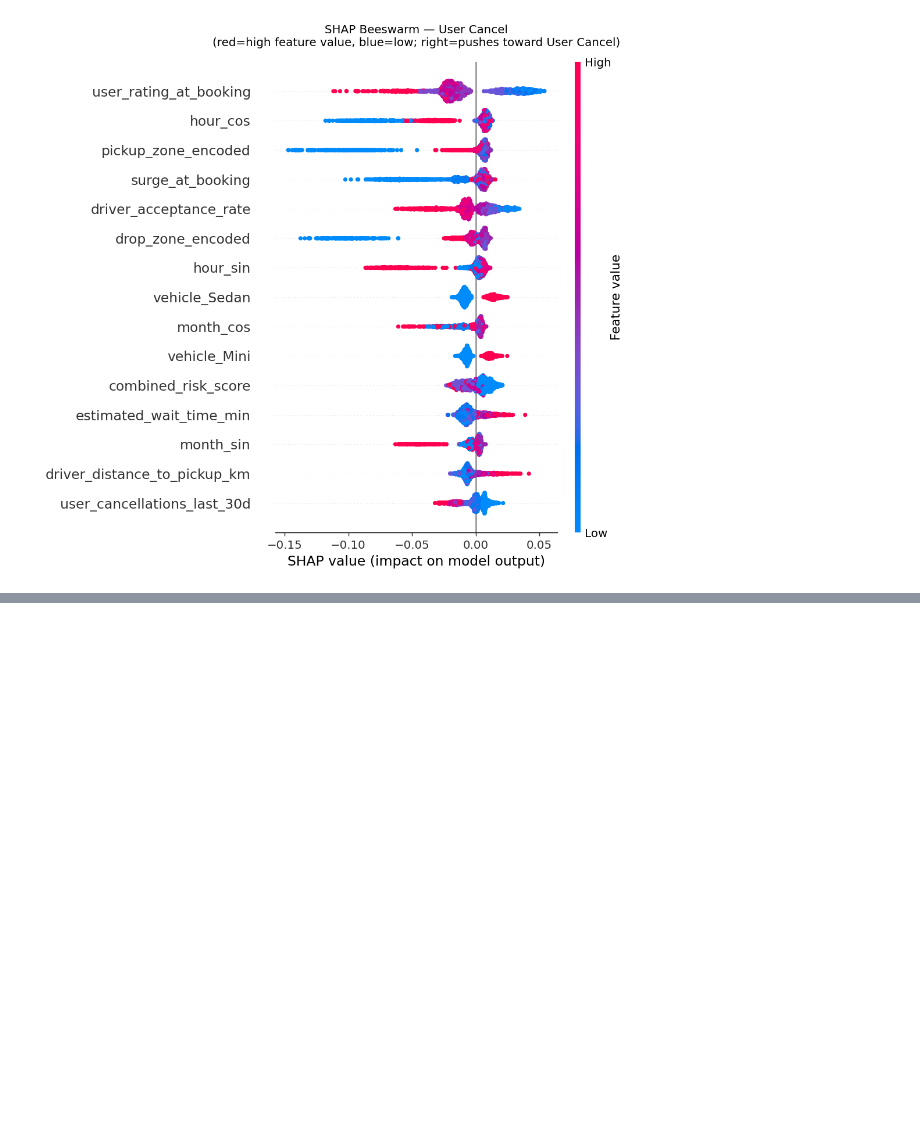
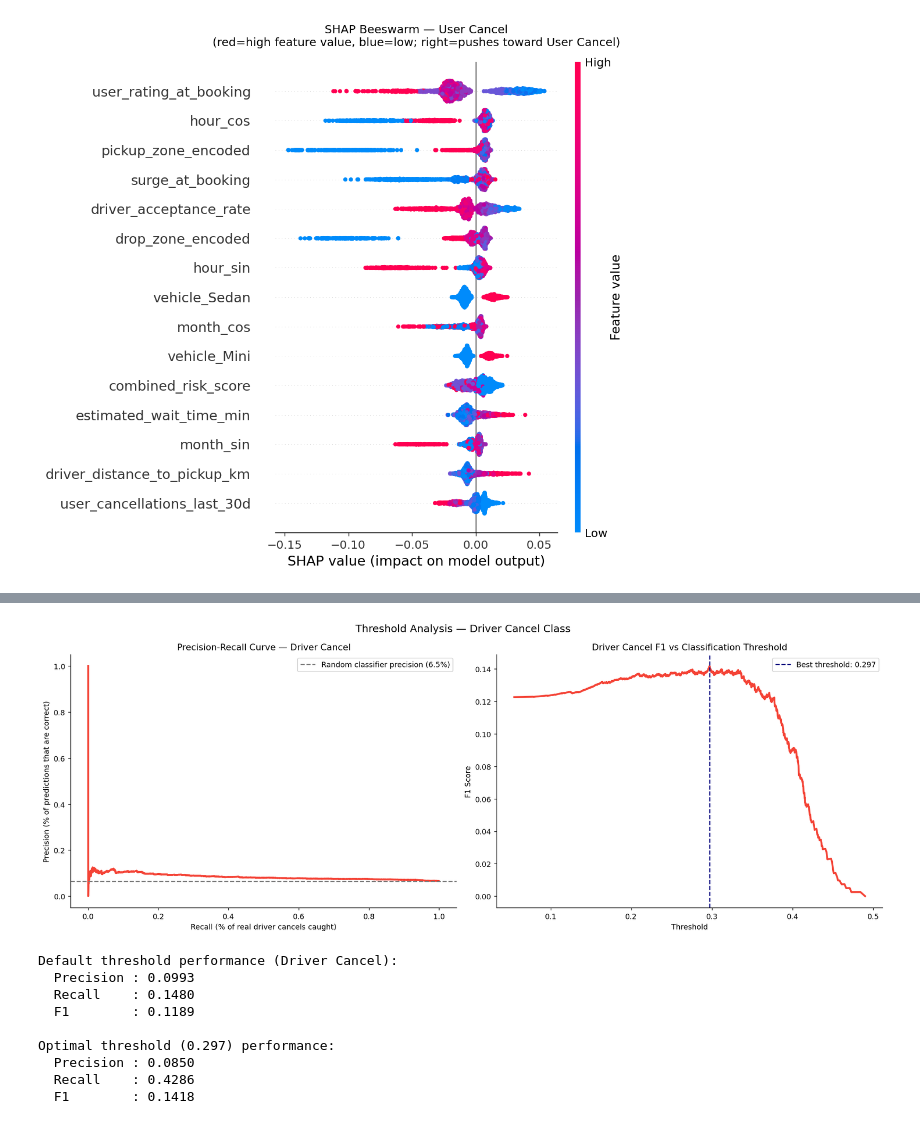
Before and after one commit to praveenkumar993/realworld-ds-ml, a Jupyter notebook: ride_sharing/cancellation_prediction/notebooks/06_model_evaluation.ipynb, the cells around one changed output, grey strips where cells are left out. Cells and saved outputs as stored; diff of their text form; code cells hidden in the pictures; blank space fills up the shorter version.

Commit message:
feat: notebook 06 model evaluation - SHAP analysis threshold tuning business recommendations

```diff
--- a/ride_sharing/cancellation_prediction/notebooks/06_model_evaluation.ipynb
+++ b/ride_sharing/cancellation_prediction/notebooks/06_model_evaluation.ipynb
@@ -379,0 +635,72 @@ IndexError: index 1 is out of bounds for axis 0 with size 1
+# %%
+# Precision-Recall curve for Driver Cancel class
+precision_dc, recall_dc, thresholds_dc = precision_recall_curve(
+    (y_test == 1).astype(int),
+    y_pred_proba[:, 1]
+)
+
+fig, axes = plt.subplots(1, 2, figsize=(16, 6))
+fig.suptitle("Threshold Analysis — Driver Cancel Class", fontsize=14)
+
+# PR Curve
+axes[0].plot(recall_dc, precision_dc,
+             color=OUTCOME_COLORS[1], linewidth=2.5)
+axes[0].set_title("Precision-Recall Curve — Driver Cancel")
+axes[0].set_xlabel("Recall (% of real driver cancels caught)")
+axes[0].set_ylabel("Precision (% of predictions that are correct)")
+axes[0].axhline(0.065, color="gray", linestyle="--",
+                label="Random classifier precision (6.5%)")
+axes[0].legend()
+
+# F1 vs Threshold
+f1_scores_dc = []
+thresholds_plot = thresholds_dc[::5]
+for thresh in thresholds_plot:
+    y_pred_thresh = (y_pred_proba[:, 1] >= thresh).astype(int)
+    y_actual_dc   = (y_test == 1).astype(int)
+    if y_pred_thresh.sum() > 0:
+        f1 = f1_score(y_actual_dc, y_pred_thresh, zero_division=0)
+    else:
+        f1 = 0
+    f1_scores_dc.append(f1)
+
+best_thresh_idx = np.argmax(f1_scores_dc)
+best_thresh     = thresholds_plot[best_thresh_idx]
+
+axes[1].plot(thresholds_plot, f1_scores_dc,
+             color=OUTCOME_COLORS[1], linewidth=2.5)
+axes[1].axvline(best_thresh, color="navy", linestyle="--",
+                label=f"Best threshold: {best_thresh:.3f}")
+axes[1].set_title("Driver Cancel F1 vs Classification Threshold")
+axes[1].set_xlabel("Threshold")
+axes[1].set_ylabel("F1 Score")
+axes[1].legend()
+
+plt.tight_layout()
+plt.savefig("../data/processed/eval_08_threshold_analysis.png",
+            dpi=150, bbox_inches="tight")
+plt.show()
+
+print(f"Default threshold performance (Driver Cancel):")
+dc_preds_default = y_pred == 1
+dc_actual        = y_test == 1
+print(f"  Precision : {precision_score(dc_actual, dc_preds_default, zero_division=0):.4f}")
+print(f"  Recall    : {recall_score(dc_actual, dc_preds_default, zero_division=0):.4f}")
+print(f"  F1        : {f1_score(dc_actual, dc_preds_default, zero_division=0):.4f}")
+
+print(f"\nOptimal threshold ({best_thresh:.3f}) performance:")
+dc_preds_tuned = (y_pred_proba[:, 1] >= best_thresh).astype(int)
+print(f"  Precision : {precision_score(dc_actual, dc_preds_tuned, zero_division=0):.4f}")
+print(f"  Recall    : {recall_score(dc_actual, dc_preds_tuned, zero_division=0):.4f}")
+print(f"  F1        : {f1_score(dc_actual, dc_preds_tuned, zero_division=0):.4f}")
+# %% [output]
+[figure, added]
+Default threshold performance (Driver Cancel):
+  Precision : 0.0993
+  Recall    : 0.1480
+  F1        : 0.1189
+
+Optimal threshold (0.297) performance:
+  Precision : 0.0850
+  Recall    : 0.4286
+  F1        : 0.1418
```
Also changed, not shown: parts of 10 cells of this notebook.
